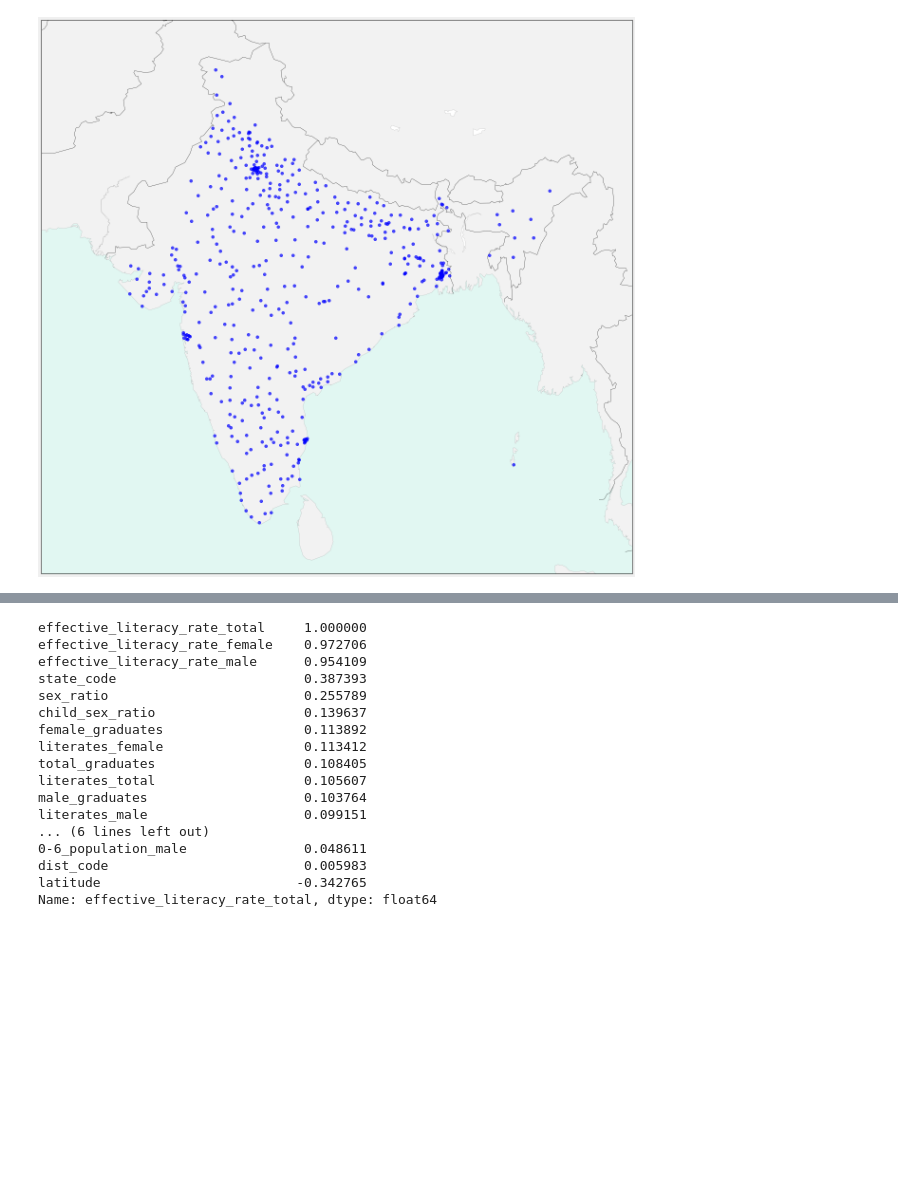
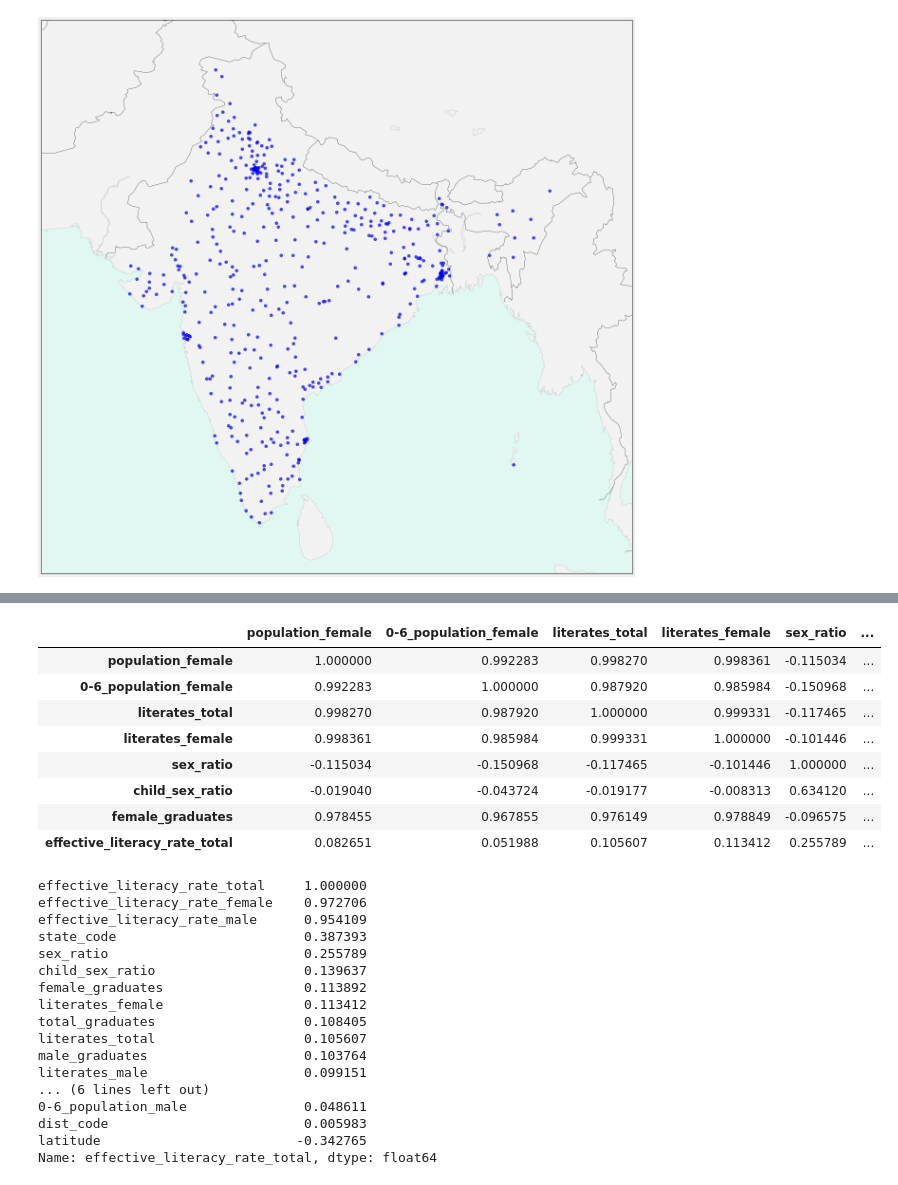
Before and after one commit to greed2411/ML, a Jupyter notebook: NDL new.ipynb, the cells around one changed output, grey strips where cells are left out. Saved outputs shown, nothing was run; the diff lists cells and outputs as text; code cells hidden in the pictures; blank space fills up the shorter version.

```diff
--- a/NDL new.ipynb
+++ b/NDL new.ipynb
@@ -133,0 +173,17 @@ corr_matrix = table.corr()
+# %%
+female_attributes = ['population_female', '0-6_population_female',
+                     'literates_total', 'literates_female', 'sex_ratio', 'child_sex_ratio', 'female_graduates',
+                     'effective_literacy_rate_total']
+# %%
+female_correlation = table[female_attributes].corr()
+female_correlation
+# %% [output]
+|  | population_female | 0-6_population_female | literates_total | literates_female | sex_ratio | ... |
+| population_female | 1.000000 | 0.992283 | 0.998270 | 0.998361 | -0.115034 | ... |
+| 0-6_population_female | 0.992283 | 1.000000 | 0.987920 | 0.985984 | -0.150968 | ... |
+| literates_total | 0.998270 | 0.987920 | 1.000000 | 0.999331 | -0.117465 | ... |
+| literates_female | 0.998361 | 0.985984 | 0.999331 | 1.000000 | -0.101446 | ... |
+| sex_ratio | -0.115034 | -0.150968 | -0.117465 | -0.101446 | 1.000000 | ... |
+| child_sex_ratio | -0.019040 | -0.043724 | -0.019177 | -0.008313 | 0.634120 | ... |
+| female_graduates | 0.978455 | 0.967855 | 0.976149 | 0.978849 | -0.096575 | ... |
+| effective_literacy_rate_total | 0.082651 | 0.051988 | 0.105607 | 0.113412 | 0.255789 | ... |
```
Also changed, not shown: parts of 5 cells of this notebook.
